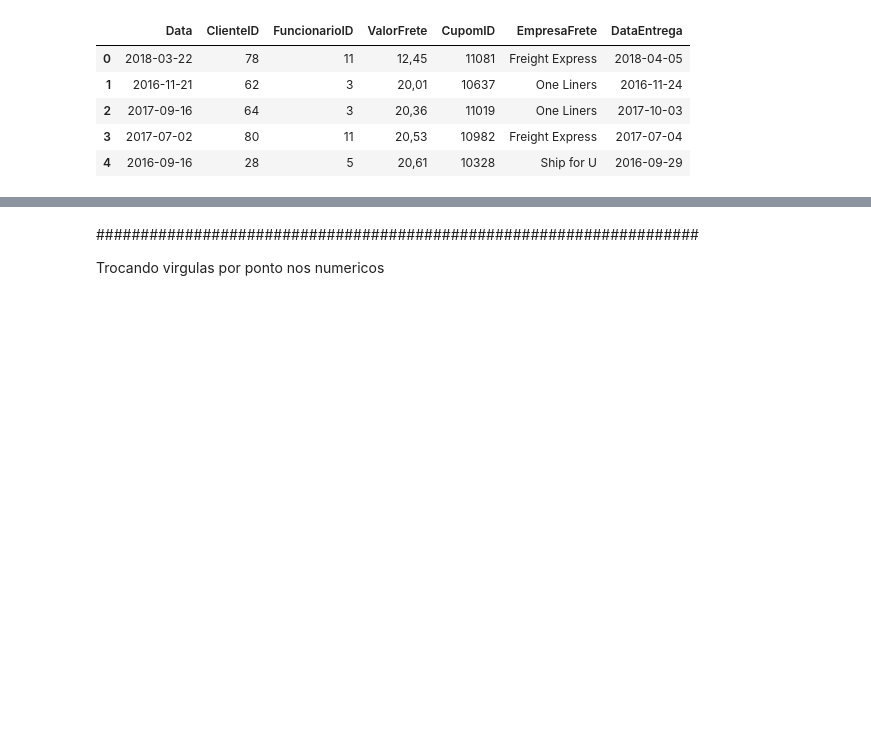
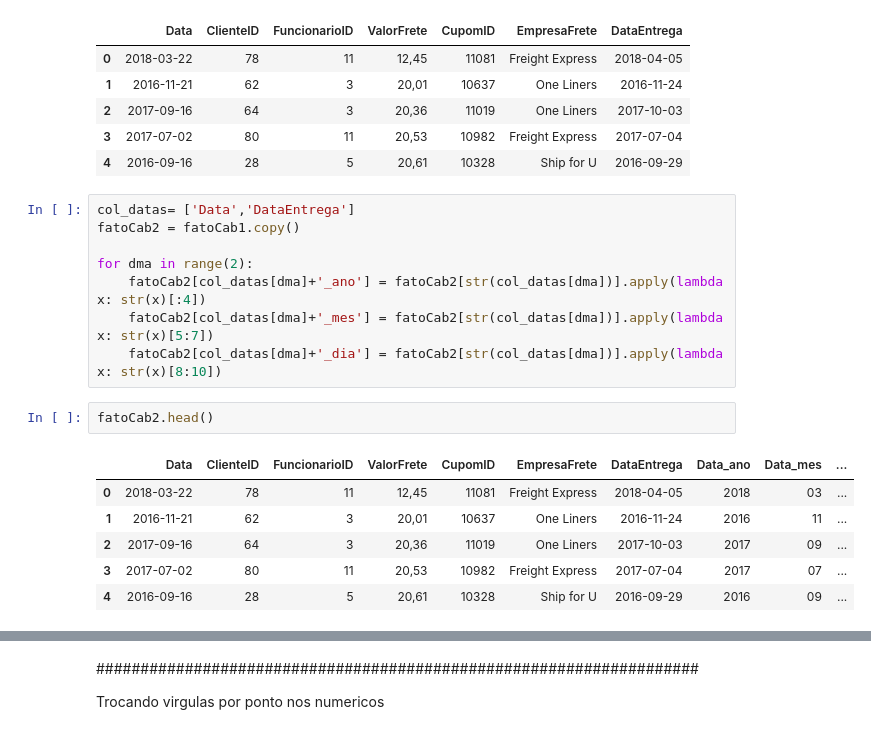
Before and after one commit to FernandoNast/qlik-sense-processo, a Jupyter notebook: primeira abordagem.ipynb, the cells around one changed output, grey strips where cells are left out. Cells and saved outputs as stored; diff of their text form; blank space fills up the shorter version.

Commit message:
Add files via upload
Alterado as datas, separando por ano, mes e dia e salvando no formato .xlsx

```diff
--- a/primeira abordagem.ipynb
+++ b/primeira abordagem.ipynb
@@ -141,3 +141,20 @@ fatoCab1.head()
 | 2 | 2017-09-16 | 64 | 3 | 20,36 | 11019 | One Liners | 2017-10-03 |
 | 3 | 2017-07-02 | 80 | 11 | 20,53 | 10982 | Freight Express | 2017-07-04 |
 | 4 | 2016-09-16 | 28 | 5 | 20,61 | 10328 | Ship for U | 2016-09-29 |
+# %%
+col_datas= ['Data','DataEntrega']
+fatoCab2 = fatoCab1.copy()
+
+for dma in range(2):
+    fatoCab2[col_datas[dma]+'_ano'] = fatoCab2[str(col_datas[dma])].apply(lambda x: str(x)[:4])
+    fatoCab2[col_datas[dma]+'_mes'] = fatoCab2[str(col_datas[dma])].apply(lambda x: str(x)[5:7])
+    fatoCab2[col_datas[dma]+'_dia'] = fatoCab2[str(col_datas[dma])].apply(lambda x: str(x)[8:10])
+# %%
+fatoCab2.head()
+# %% [output]
+|  | Data | ClienteID | FuncionarioID | ValorFrete | CupomID | EmpresaFrete | DataEntrega | Data_ano | Data_mes | ... |
+| 0 | 2018-03-22 | 78 | 11 | 12,45 | 11081 | Freight Express | 2018-04-05 | 2018 | 03 | ... |
+| 1 | 2016-11-21 | 62 | 3 | 20,01 | 10637 | One Liners | 2016-11-24 | 2016 | 11 | ... |
+| 2 | 2017-09-16 | 64 | 3 | 20,36 | 11019 | One Liners | 2017-10-03 | 2017 | 09 | ... |
+| 3 | 2017-07-02 | 80 | 11 | 20,53 | 10982 | Freight Express | 2017-07-04 | 2017 | 07 | ... |
+| 4 | 2016-09-16 | 28 | 5 | 20,61 | 10328 | Ship for U | 2016-09-29 | 2016 | 09 | ... |
```
Also changed, not shown: parts of 19 cells of this notebook.
